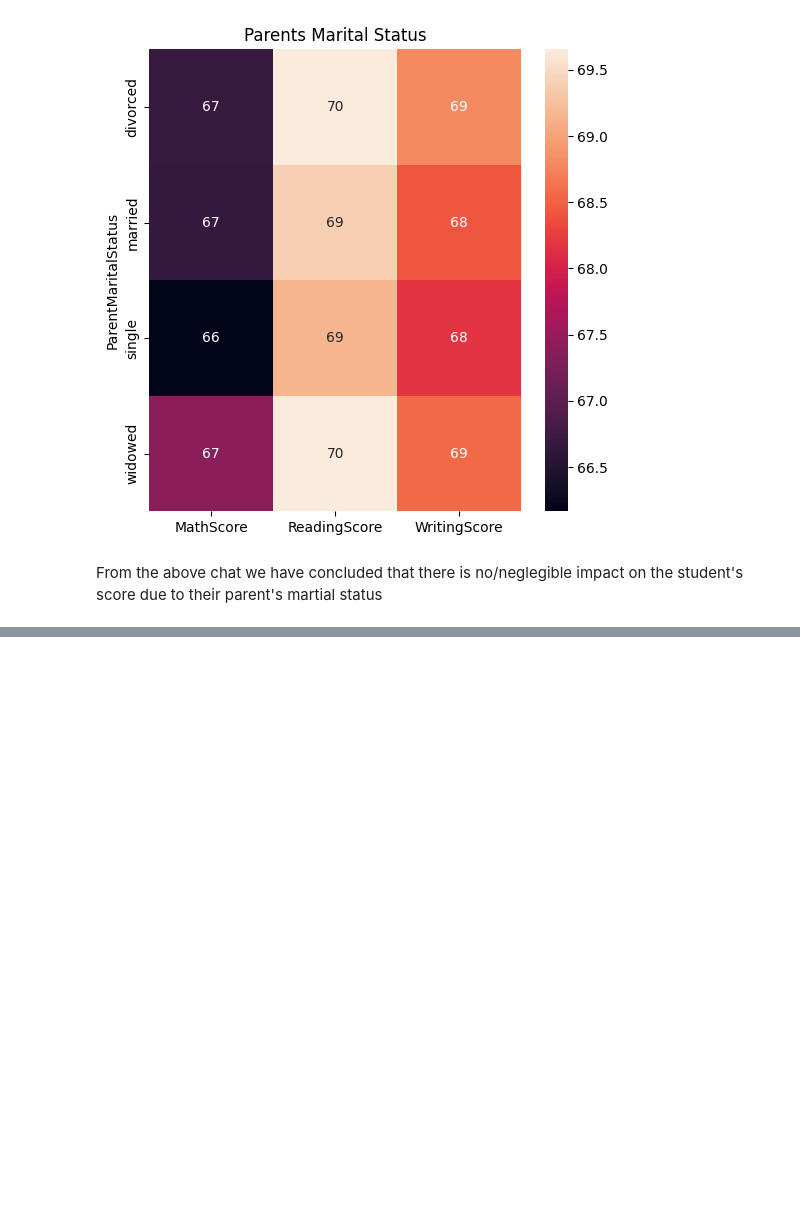
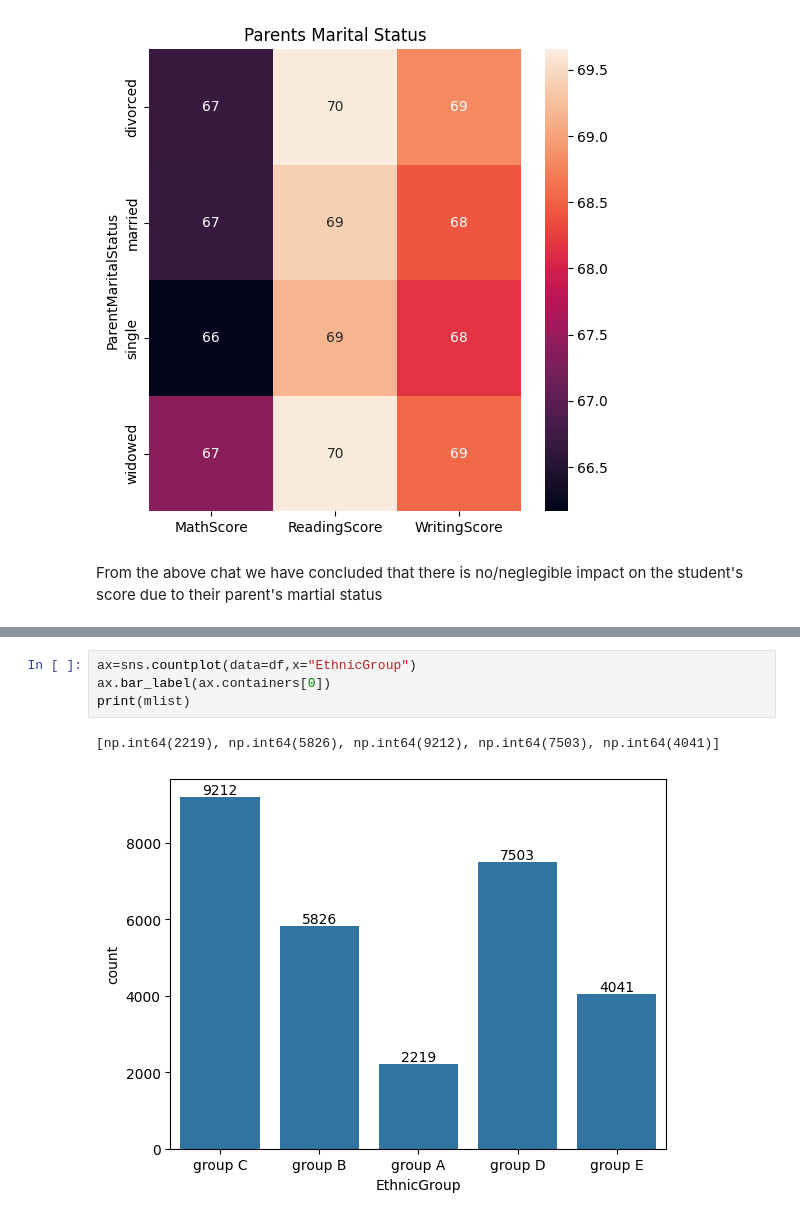
Before and after one commit to swikargyawali/student-ml-system, a Jupyter notebook: Student Result Analysis/projects.ipynb, the cells around one changed output, grey strips where cells are left out. Cells and saved outputs as stored; diff of their text form; blank space fills up the shorter version.

```diff
--- a/Student Result Analysis/projects.ipynb
+++ b/Student Result Analysis/projects.ipynb
@@ -155,0 +185,7 @@ From the above chat we have concluded that there is no/neglegible impact on the
+# %%
+ax=sns.countplot(data=df,x="EthnicGroup")
+ax.bar_label(ax.containers[0])
+print(mlist)
+# %% [output]
+[np.int64(2219), np.int64(5826), np.int64(9212), np.int64(7503), np.int64(4041)]
+[figure, added]
```
Also changed, not shown: parts of 4 cells of this notebook.
